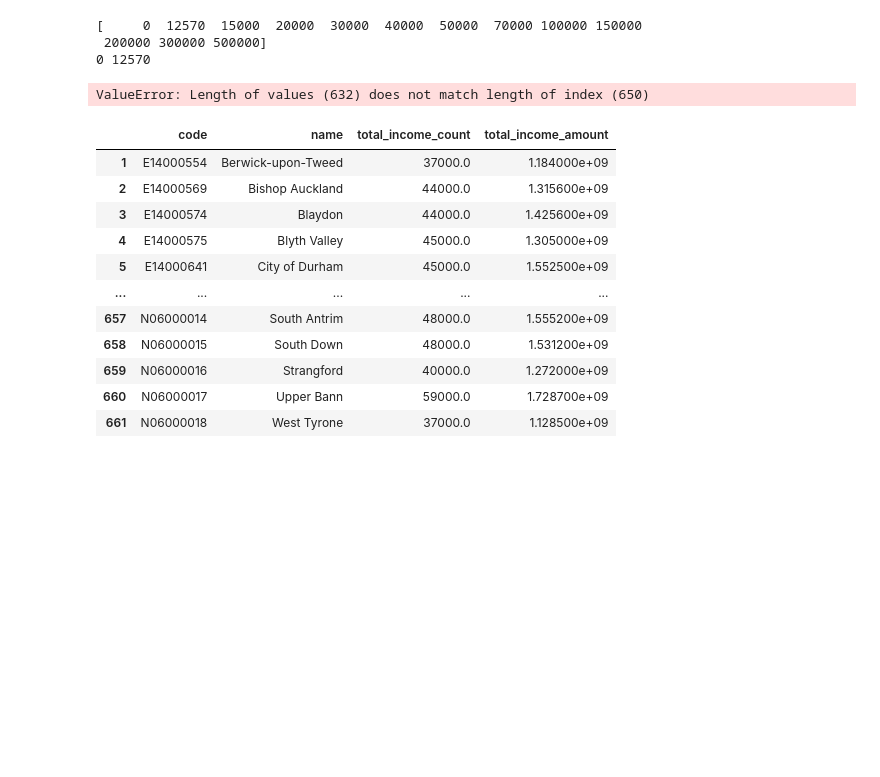
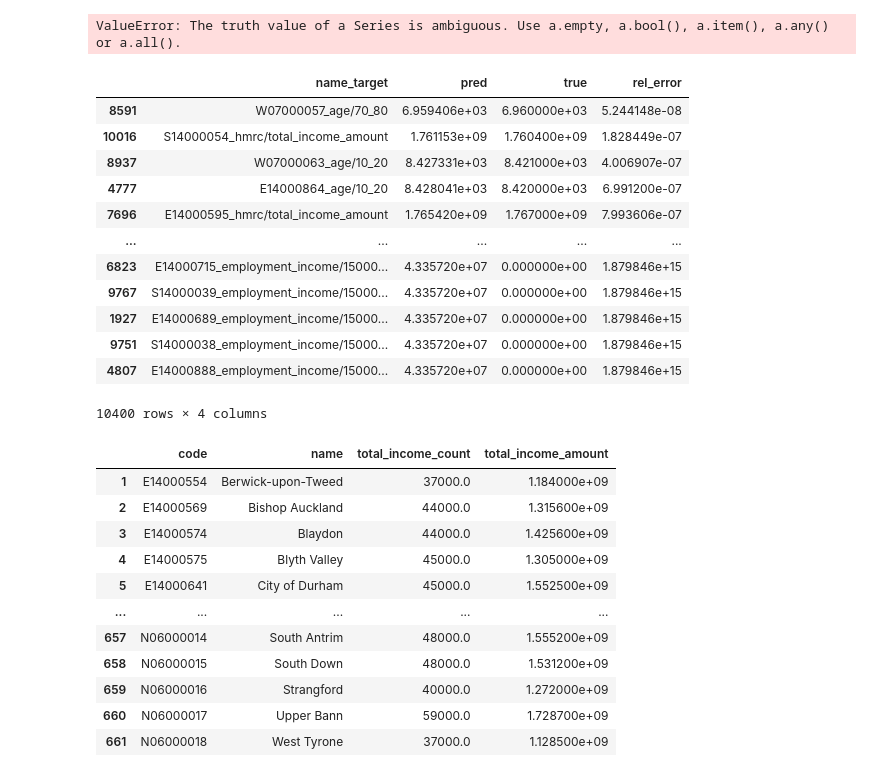
Before and after one commit to PolicyEngine/uk-local-area-calibration, a Jupyter notebook: constituencies/constituencies.ipynb, the cells around one changed output. Drawn from its saved outputs; the diff is of its cells as text; code cells hidden in the pictures; blank space fills up the shorter version.

```diff
--- a/constituencies/constituencies.ipynb
+++ b/constituencies/constituencies.ipynb
@@ -56,9 +56,7 @@ ages = pd.concat([ages, missing_constituencies])
 
 sim = Microsimulation()
 
-employment_income_bounds = earnings.employment_income_lower_bound.unique()
-
-print(employment_income_bounds)
+employment_income_bounds = list(earnings.employment_income_lower_bound.unique()) + [np.inf]
 
 
 def create_target_matrix():
@@ -79,7 +77,7 @@ def create_target_matrix():
     employment_income = sim.calculate("employment_income", period=2025).values
 
     for lower_bound, upper_bound in zip(employment_income_bounds[:-1], employment_income_bounds[1:]):
-        print(lower_bound, upper_bound)
+
         in_income_band = (employment_income >= lower_bound) & (employment_income < upper_bound)
 
         y_subset = earnings[earnings.employment_income_lower_bound == lower_bound][earnings.employment_income_upper_bound == upper_bound]
@@ -109,7 +107,7 @@ def create_target_matrix():
         in_age_band = (age >= lower_age) & (age < upper_age)
 
         age_str = f"{lower_age}_{upper_age}"
-        matrix[f"age/{age_str}"] = sim.map_result(
+        matrix[f"ons/age/{age_str}"] = sim.map_result(
             in_age_band, "person", "household"
         )
 
@@ -118,7 +116,7 @@ def create_target_matrix():
         ].sum(axis=1)
 
         age_str = f"{lower_age}_{upper_age}"
-        y[f"age/{age_str}"] = age_count.values
+        y[f"ons/age/{age_str}"] = age_count.values
 
     return matrix, y
 
@@ -144,9 +142,15 @@ matrix_national = torch.tensor(m_national.values, dtype=torch.float32)
 y_national = torch.tensor(y_national.values, dtype=torch.float32)
 
 
+
 def loss(w):
     pred_c = (w.unsqueeze(-1) * metrics.unsqueeze(0)).sum(dim=1)
     mse_c = torch.mean((pred_c / (1 + y) - 1) ** 2)
+
+    worst = torch.argmax((pred_c / (1 + y) - 1) ** 2)
+    pred_worse = pred_c[worst]
+    y_worse = y[worst]
+    mse_worse = (pred_worse / (1 + y_worse) - 1) ** 2
 
     pred_n = (w.sum(axis=0) * matrix_national.T).sum(axis=1)
     mse_n = torch.mean((pred_n / (1 + y_national) - 1) ** 2)
@@ -170,10 +174,41 @@ final_weights = torch.exp(weights).detach().numpy()
 with h5py.File("weights.h5", "w") as f:
     f.create_dataset("weights", data=final_weights)
 # %% [output]
-[     0  12570  15000  20000  30000  40000  50000  70000 100000 150000
- 200000 300000 500000]
-0 12570
+ValueError: The truth value of a Series is ambiguous. Use a.empty, a.bool(), a.item(), a.any() or a.all().
-ValueError: Length of values (632) does not match length of index (650)
+# %%
+pred_c = (torch.exp(weights).unsqueeze(-1) * metrics.unsqueeze(0)).sum(dim=1)
+flattened_preds = torch.flatten(pred_c)
+flattened_y = torch.flatten(y)
+# pred_c is 650x16
+# matric.columns is names of targets (16) and incomes.code.values is names of constituencies (650). Make a 650x16 array of name-target
+names = []
+for name in incomes.code.values:
+    for target in matrix.columns:
+        names.append(f"{name}_{target}")
+names = np.array(names)
+# %%
+performance = pd.DataFrame({
+    "name_target": names,
+    "pred": flattened_preds.detach().numpy(),
+    "true": flattened_y.detach().numpy()
+})
+performance["rel_error"] = (performance["pred"] / (1 + performance["true"]) - 1) ** 2
+# %%
+performance.sort_values("rel_error")
+# %% [output]
+|  | name_target | pred | true | rel_error |
+| 8591 | W07000057_age/70_80 | 6.959406e+03 | 6.960000e+03 | 5.244148e-08 |
+| 10016 | S14000054_hmrc/total_income_amount | 1.761153e+09 | 1.760400e+09 | 1.828449e-07 |
+| 8937 | W07000063_age/10_20 | 8.427331e+03 | 8.421000e+03 | 4.006907e-07 |
+| 4777 | E14000864_age/10_20 | 8.428041e+03 | 8.420000e+03 | 6.991200e-07 |
+| 7696 | E14000595_hmrc/total_income_amount | 1.765420e+09 | 1.767000e+09 | 7.993606e-07 |
+| ... | ... | ... | ... | ... |
+| 6823 | E14000715_employment_income/15000... | 4.335720e+07 | 0.000000e+00 | 1.879846e+15 |
+| 9767 | S14000039_employment_income/15000... | 4.335720e+07 | 0.000000e+00 | 1.879846e+15 |
+| 1927 | E14000689_employment_income/15000... | 4.335720e+07 | 0.000000e+00 | 1.879846e+15 |
+| 9751 | S14000038_employment_income/15000... | 4.335720e+07 | 0.000000e+00 | 1.879846e+15 |
+| 4807 | E14000888_employment_income/15000... | 4.335720e+07 | 0.000000e+00 | 1.879846e+15 |
+10400 rows × 4 columns
 # %%
 from policyengine_core.reforms import Reform
 
```
Also changed, not shown: 5 other files.
